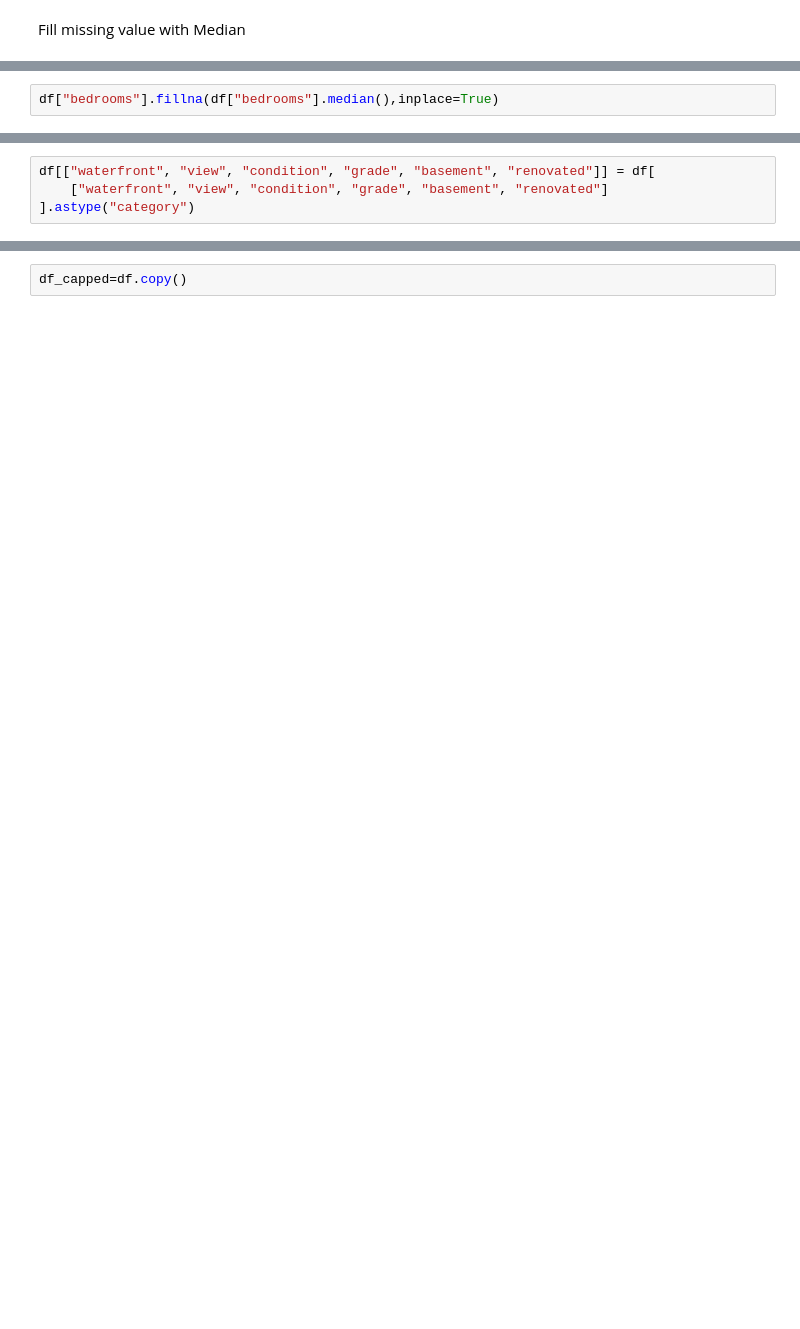
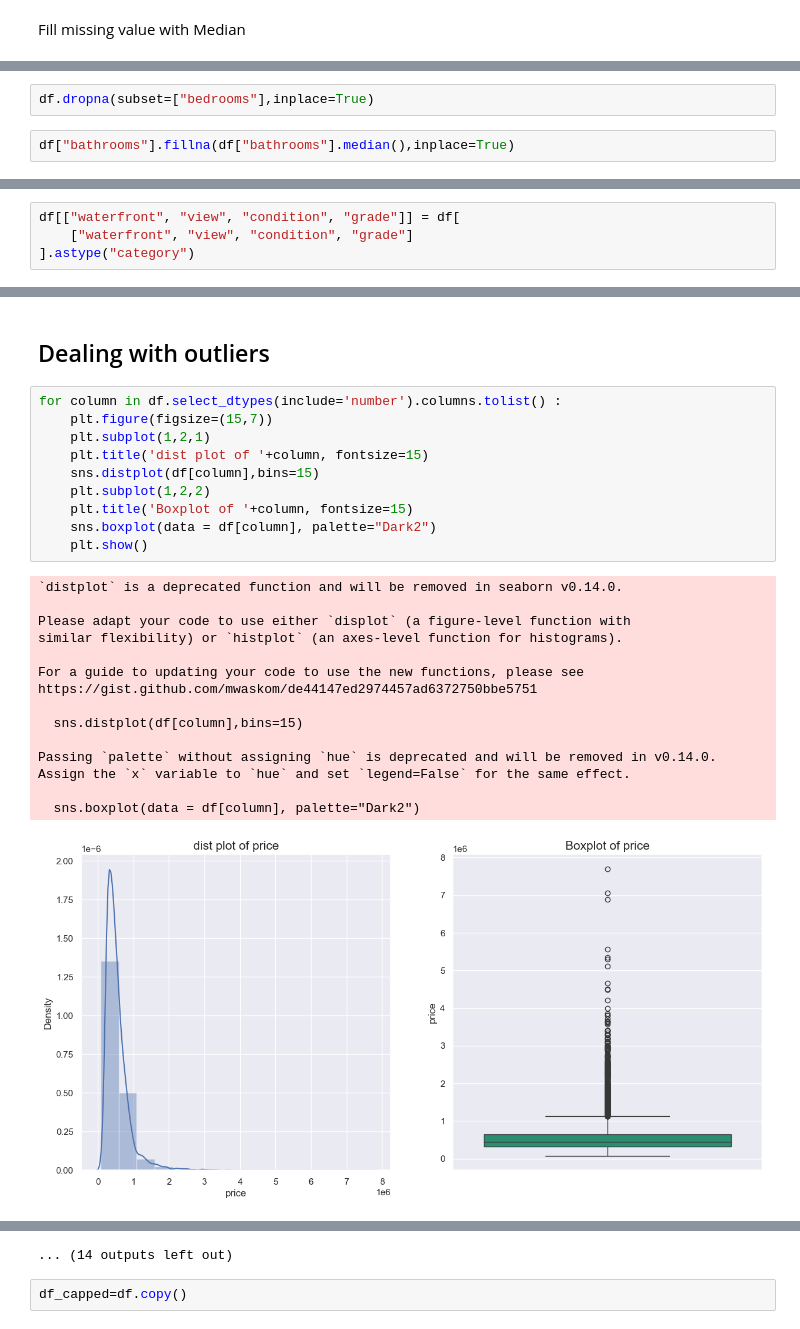
Before and after one commit to Hort-Hourpheng/week-10, a Jupyter notebook: hous.ipynb, the cells around one changed output, grey strips where cells are left out. Drawn from its saved outputs; the diff is of its cells as text; blank space fills up the shorter version.

```diff
--- a/hous.ipynb
+++ b/hous.ipynb
@@ -372,5 +362,7 @@ Fill missing value with Median
+# %%
+df.dropna(subset=["bedrooms"],inplace=True)
 # %%
-df["bedrooms"].fillna(df["bedrooms"].median(),inplace=True)
+df["bathrooms"].fillna(df["bathrooms"].median(),inplace=True)
 # %%
 df.info()
 # %% [output]
@@ -399,4 +385,0 @@ memory usage: 2.1 MB
-# %%
-df[["waterfront", "view", "condition", "grade", "basement", "renovated"]] = df[
-    ["waterfront", "view", "condition", "grade", "basement", "renovated"]
-].astype("category")
@@ -422,0 +418,4 @@ memory usage: 2.1 MB
+# %%
+df[["waterfront", "view", "condition", "grade"]] = df[
+    ["waterfront", "view", "condition", "grade"]
+].astype("category")
@@ -422,0 +442,27 @@ memory usage: 2.1 MB
+# %% [markdown]
+## Dealing with outliers
+# %%
+for column in df.select_dtypes(include='number').columns.tolist() :
+    plt.figure(figsize=(15,7))
+    plt.subplot(1,2,1)
+    plt.title('dist plot of '+column, fontsize=15)
+    sns.distplot(df[column],bins=15)
+    plt.subplot(1,2,2)
+    plt.title('Boxplot of '+column, fontsize=15)
+    sns.boxplot(data = df[column], palette="Dark2")
+    plt.show()
+# %% [output]
+`distplot` is a deprecated function and will be removed in seaborn v0.14.0.
+
+Please adapt your code to use either `displot` (a figure-level function with
+similar flexibility) or `histplot` (an axes-level function for histograms).
+
+For a guide to updating your code to use the new functions, please see
+https://gist.github.com/mwaskom/de44147ed2974457ad6372750bbe5751
+
+  sns.distplot(df[column],bins=15)
+
+Passing `palette` without assigning `hue` is deprecated and will be removed in v0.14.0. Assign the `x` variable to `hue` and set `legend=False` for the same effect.
+
+  sns.boxplot(data = df[column], palette="Dark2")
+[figure, added]
@@ -423,2 +539,3 @@ memory usage: 2.1 MB
+... (14 outputs left out)
 # %%
 df_capped=df.copy()
```
Also changed, not shown: parts of 44 cells of this notebook.
